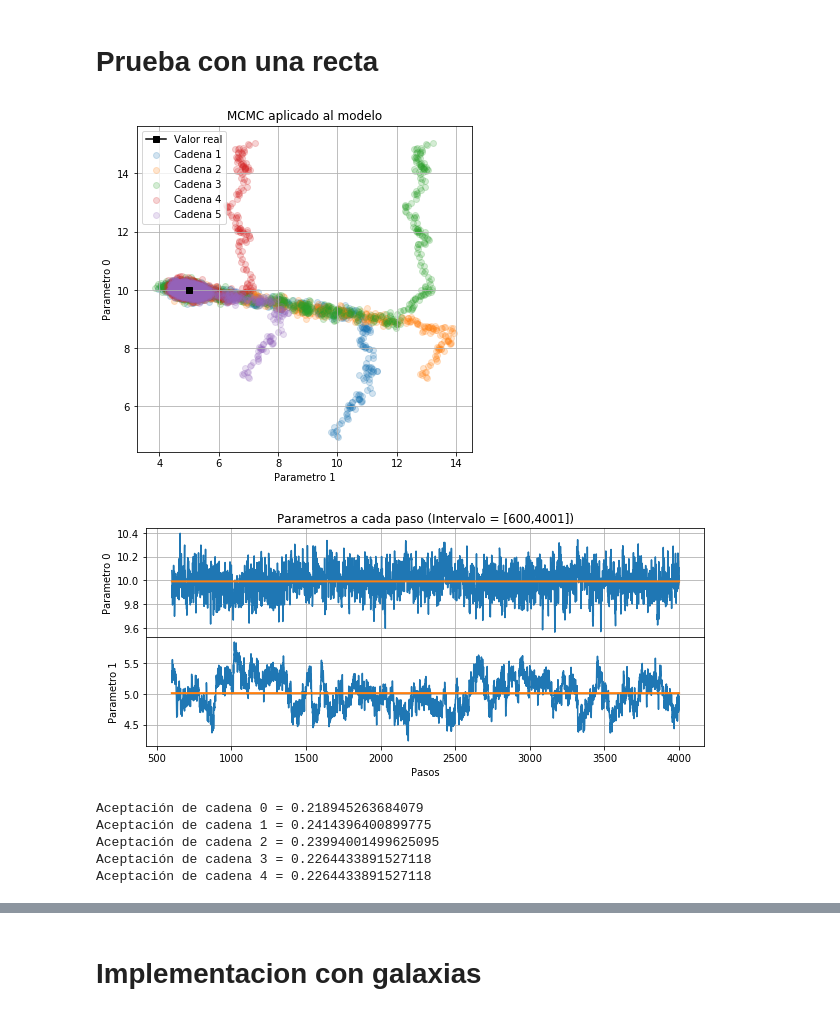
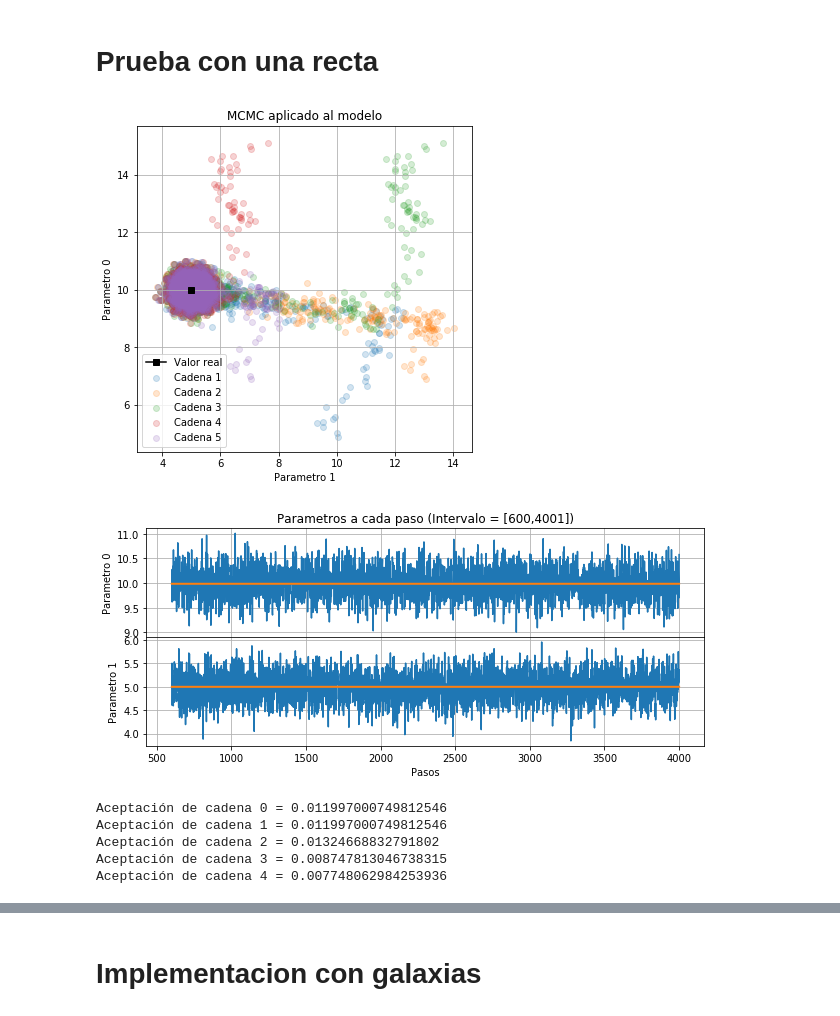
Before and after one commit to DCIDA2019/da2020-GabrielMissael, a Jupyter notebook: Semana10_casa/Actividad_semana10.ipynb, the cells around one changed output, grey strips where cells are left out. Drawn from its saved outputs; the diff is of its cells as text; code cells hidden in the pictures.

```diff
--- a/Semana10_casa/Actividad_semana10.ipynb
+++ b/Semana10_casa/Actividad_semana10.ipynb
@@ -32,13 +32,13 @@ import getdist
 # %% [markdown]
 ## Funciones de prior y likelihood necesarias
 # %%
-def prior(parametros):
+def ln_prior(parametros):
     '''
     DESCRIPTION: Esta funcion regresa el prios de un conjunto de parametros dados para el modelo
     IN: parametros = lista de parametros
     OUT: lista con numeros flotantes igual a la probabilidad
 
-    Nota: en este caso elegimos una probabilidad continua para c
+    Nota: en este caso elegimos una probabilidad continua para cada parametro
     '''
     inf = [3, -2]
     sup = [17, 12]
@@ -46,9 +46,9 @@ def prior(parametros):
 
     for i in range(2):
         if inf[i]<parametros[i]<sup[i]:
-            p[i] = 1/(sup[i]-inf[i])
+            p[i] = -1*np.log(sup[i]-inf[i])
         else:
-            p[i] = -1*np.inf
+            p[i] = 0
 
     return sum(p)
 
@@ -104,8 +104,8 @@ def montecarlo_mc(N, datos, teoria, desviacion_teoria, modelo, desviacion_parame
         markov_chain = []
 
         #agregamos el primer conjunto de parametros y su likelihood
-        post_old = ln_likelihood(datos, p_old[i_cadena], teoria, desviacion_teoria, modelo)
-        markov_chain.append([p_old[i_cadena], post_old, True])
+        ln_post_old = ln_likelihood(datos, p_old[i_cadena], teoria, desviacion_teoria, modelo)+ln_prior(p_old[i_cadena])
+        markov_chain.append([p_old[i_cadena], ln_post_old, True])
 
         #Realizamos n iteraciones
         for paso in range(n_pasos):
@@ -118,19 +118,19 @@ def montecarlo_mc(N, datos, teoria, desviacion_teoria, modelo, desviacion_parame
                 p_new.append(desviacion_parametros[j]*np.random.randn()+parametro)
 
             #Calculamos nuevo likelihood
-            post_new = ln_likelihood(datos, p_new, teoria, desviacion_teoria, modelo)
+            ln_post_new = ln_likelihood(datos, p_new, teoria, desviacion_teoria, modelo)+ln_prior(p_new)
 
             #Guardamos nuevo punto, su likelihood y si lo aceptamos o no segun las condiciones
-            if (post_new>post_old):
-                markov_chain.append([p_new, post_new, True])
+            if (ln_post_new>ln_post_old):
+                markov_chain.append([p_new, ln_post_new, True])
                 p_old[i_cadena] = p_new
-                post_old = post_new
-            elif  np.exp(post_new)/np.exp(post_old) > np.random.randn(): #Este exponencial no va, pero no pude implementar el prior
-                markov_chain.append([p_new, post_new, True])
+                ln_post_old = ln_post_new
+            elif  ln_post_new-ln_post_old > np.random.randn(): #Este exponencial no va, pero no pude implementar el prior
+                markov_chain.append([p_new, ln_post_new, True])
                 p_old[i_cadena] = p_new
-                post_old = post_new
+                ln_ost_old = ln_post_new
             else:
-                markov_chain.append([p_new, post_new, False])
+                markov_chain.append([p_new, ln_post_new, False])
 
         #Agregamos la cadena de esta iteración a la lista de cadenas
         markov_matrix.append(markov_chain)
@@ -393,7 +393,7 @@ def recta(x, parametros):
 
 #Parametros y sus desviaciones
 p_reales = [10, 5]
-des_p = [0.1, 0.1]
+des_p = [0.07, 0.07]
 
 #Construimos la recta:
 x = np.linspace(0, 10, 1000)
@@ -409,17 +409,17 @@ cadenas = montecarlo_mc(N = 5, datos = x, desviacion_teoria = des_y, teoria = y,
 # %%
 ver_cadenas(cadenas = cadenas[0:5], i_parametro = [1,0], p_reales = p_reales)
 # %% [output]
-[figure, old version]
+[figure, new version]
 # %%
-ver_parametros(cadena = cadenas[1], cut = 600)
+ver_parametros(cadena = cadenas[0], cut = 600)
 # %% [output]
-[figure, old version]
+[figure, new version]
 # %%
 ratio = aceptacion(cadenas)
 # %% [output]
-Aceptación de cadena 0 = 0.218945263684079
-Aceptación de cadena 1 = 0.2414396400899775
-Aceptación de cadena 2 = 0.23994001499625095
-Aceptación de cadena 3 = 0.2264433891527118
-Aceptación de cadena 4 = 0.2264433891527118
+Aceptación de cadena 0 = 0.011997000749812546
+Aceptación de cadena 1 = 0.011997000749812546
+Aceptación de cadena 2 = 0.01324668832791802
+Aceptación de cadena 3 = 0.008747813046738315
+Aceptación de cadena 4 = 0.007748062984253936
 # %%
```
Also changed, not shown: parts of 5 cells of this notebook.
